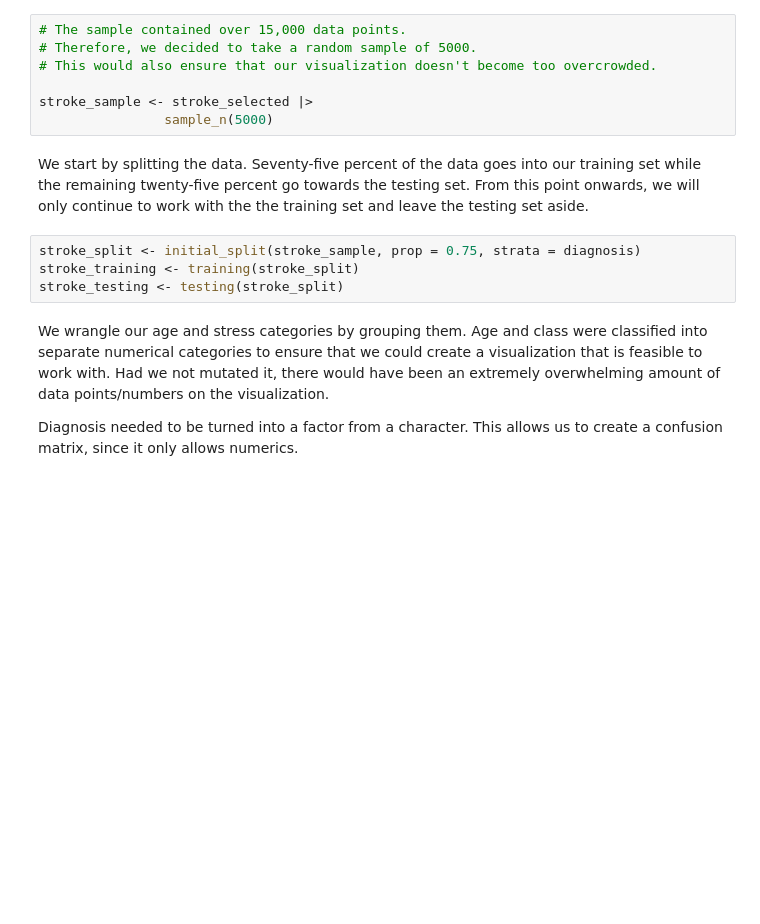
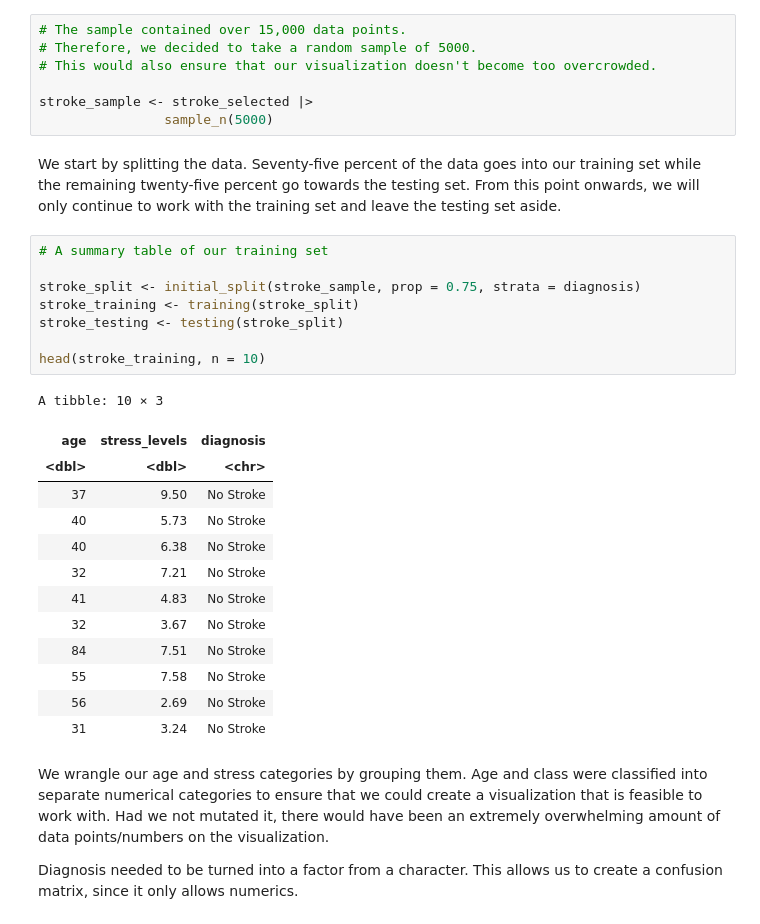
Before and after one commit to Megunight/dsci100-project, a Jupyter notebook: project.report.ipynb, the cells around one changed output. Drawn from its saved outputs; the diff is of its cells as text; blank space fills up the shorter version.

```diff
--- a/project.report.ipynb
+++ b/project.report.ipynb
@@ -77,11 +87,29 @@ stroke_selected <- stroke |>
 stroke_sample <- stroke_selected |>
                 sample_n(5000)
 # %% [markdown]
-We start by splitting the data. Seventy-five percent of the data goes into our training set while the remaining twenty-five percent go towards the testing set. From this point onwards, we will only continue to work with the the training set and leave the testing set aside.
+We start by splitting the data. Seventy-five percent of the data goes into our training set while the remaining twenty-five percent go towards the testing set. From this point onwards, we will only continue to work with the training set and leave the testing set aside.
 # %%
+# A summary table of our training set
+
 stroke_split <- initial_split(stroke_sample, prop = 0.75, strata = diagnosis)
 stroke_training <- training(stroke_split)
 stroke_testing <- testing(stroke_split)
+
+head(stroke_training, n = 10)
+# %% [output]
+A tibble: 10 × 3
+| age | stress_levels | diagnosis |
+| <dbl> | <dbl> | <chr> |
+| 37 | 9.50 | No Stroke |
+| 40 | 5.73 | No Stroke |
+| 40 | 6.38 | No Stroke |
+| 32 | 7.21 | No Stroke |
+| 41 | 4.83 | No Stroke |
+| 32 | 3.67 | No Stroke |
+| 84 | 7.51 | No Stroke |
+| 55 | 7.58 | No Stroke |
+| 56 | 2.69 | No Stroke |
+| 31 | 3.24 | No Stroke |
 # %% [markdown]
 We wrangle our age and stress categories by grouping them. Age and class were classified into separate numerical categories to ensure that we could create a visualization that is feasible to work with. Had we not mutated it, there would have been an extremely overwhelming amount of data points/numbers on the visualization.
 
```
Also changed, not shown: parts of 12 cells of this notebook.
